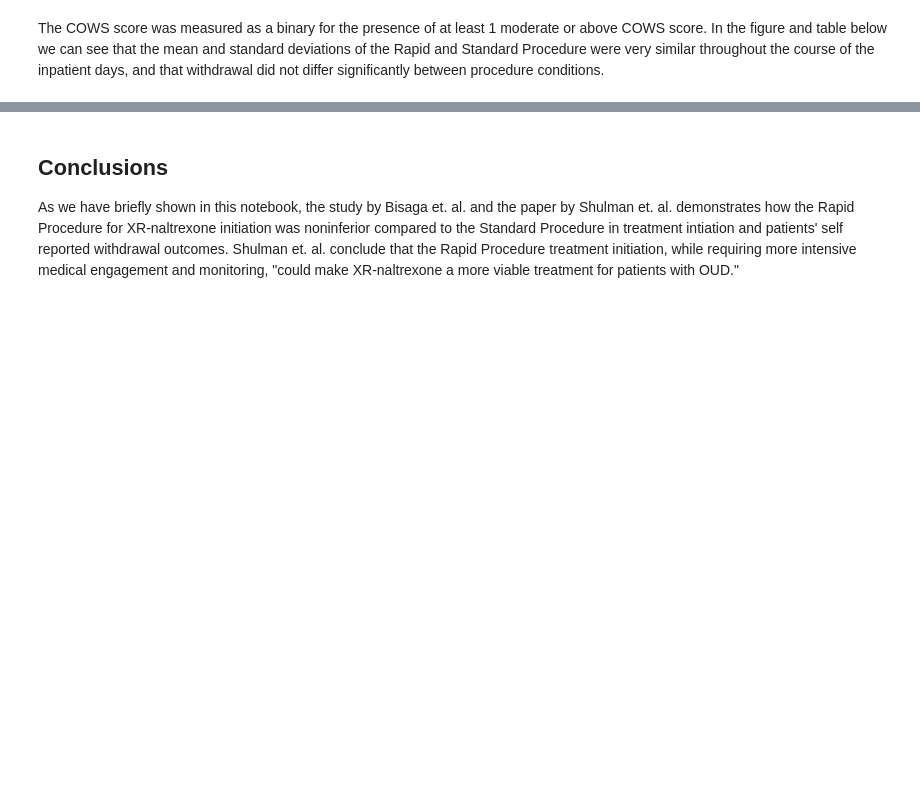
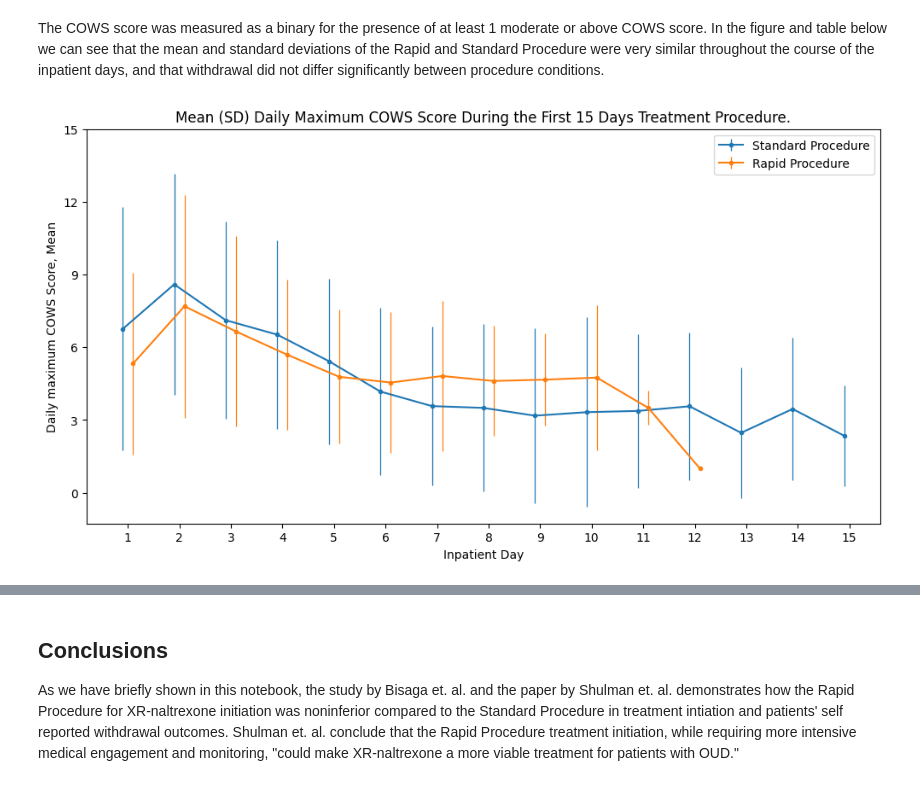
Before and after one commit to uc-cdis/containers, a Jupyter notebook: HEAL-notebooks/combined_tutorials/HDP01319_SWIFT.ipynb, the cells around one changed output, grey strips where cells are left out. Cells and saved outputs as stored; diff of their text form; code cells hidden in the pictures; blank space fills up the shorter version.

```diff
--- a/HEAL-notebooks/combined_tutorials/HDP01319_SWIFT.ipynb
+++ b/HEAL-notebooks/combined_tutorials/HDP01319_SWIFT.ipynb
@@ -115,0 +53,6 @@ def num_values(df, field):
+# %%
+with zipfile.ZipFile('sas-crf-data-files_nida-ctn-0097 v1-1.zip', 'r') as archive:
+    archive.extractall('ctn0097')
+
+core = pd.read_sas('ctn0097/corevars.sas7bdat', encoding='utf-8')
+ip = pd.read_sas('ctn0097/inpatient.sas7bdat', encoding='utf-8')
@@ -146,25 +95,22 @@ The COWS score was measured as a binary for the presence of at least 1 moderate
 # %%
 fig, axes = plt.subplots(1, 1, figsize=(12, 6))
 
-df2_viz = pd.DataFrame(df2.groupby(['INP_DAY', 'TRT'])['COW_SCORE_MAX'].agg(['mean', 'std'])).reset_index()
+df2_viz = pd.DataFrame(ip.groupby(['INP_DAY', 'TRT'])['COW_SCORE_MAX'].agg(['mean', 'std'])).reset_index()
 df2_viz = df2_viz[(df2_viz.INP_DAY > 0) & (df2_viz.INP_DAY <= 15)]
 
 plt.errorbar(df2_viz[df2_viz.TRT == 'Standard'].INP_DAY - 0.1, df2_viz[df2_viz.TRT == 'Standard']['mean'],  df2_viz[df2_viz.TRT == 'Standard']['std'], marker='.', elinewidth=0.9)
 plt.errorbar(df2_viz[df2_viz.TRT == 'Rapid'].INP_DAY + 0.1, df2_viz[df2_viz.TRT == 'Rapid']['mean'], df2_viz[df2_viz.TRT == 'Rapid']['std'], marker='.', elinewidth=0.9)
-
 
 plt.xticks(np.linspace(1, 15, 15))
 plt.yticks(np.linspace(0, 15, 6))
 plt.ylabel('Daily maximum COWS Score, Mean')
 plt.xlabel('Inpatient Day')
 
 plt.title('Mean (SD) Daily Maximum COWS Score During the First 15 Days Treatment Procedure.')
 
 plt.legend(["Standard Procedure", "Rapid Procedure"])
 
-plt.close(fig)
-
-fig.savefig('img/SWIFT_OUD_Treatment/figure1.png')
-
-Image(filename="img/SWIFT_OUD_Treatment/figure1.png")
+plt.show()
+# %% [output]
+[figure, added]
 # %%
```
Also changed, not shown: parts of 16 cells of this notebook.
